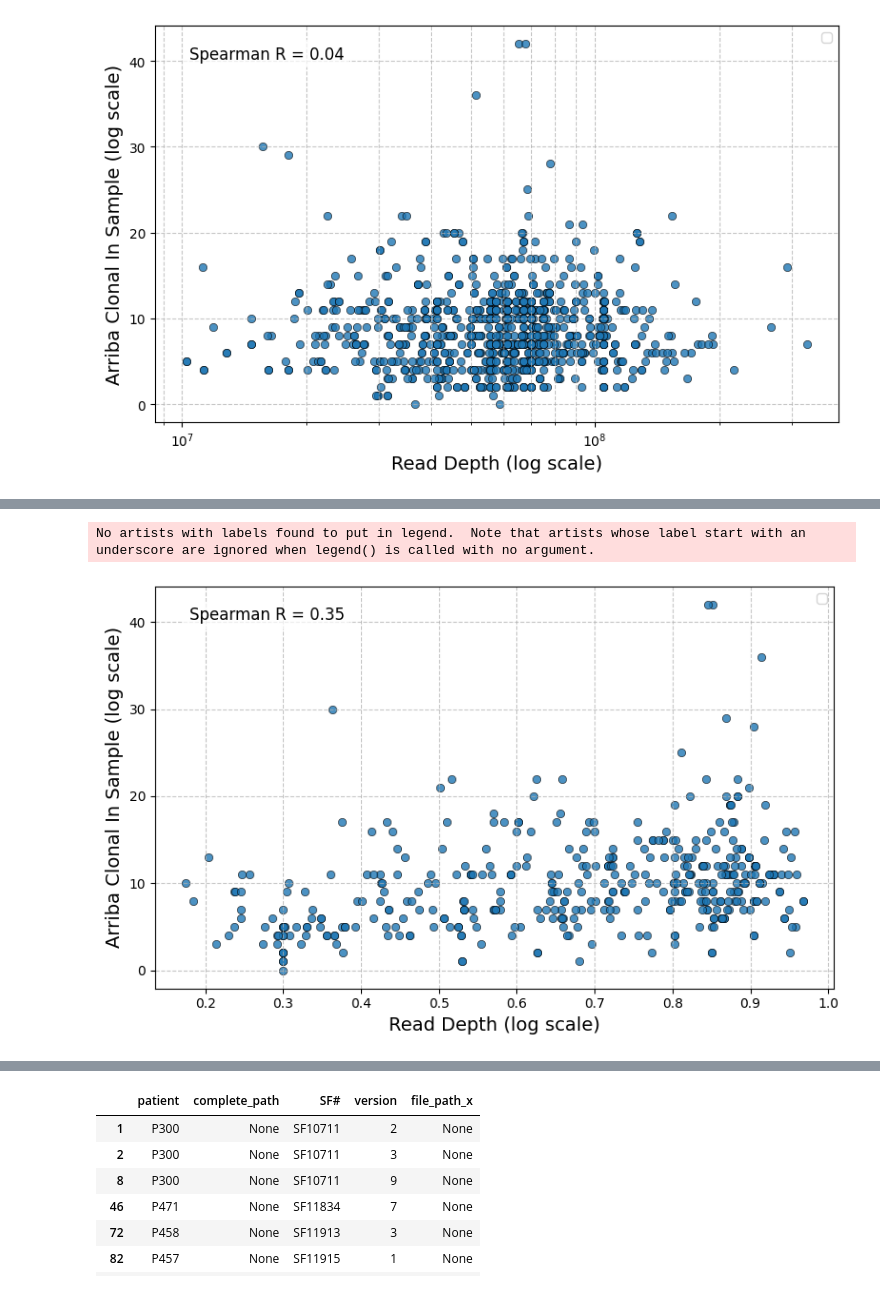
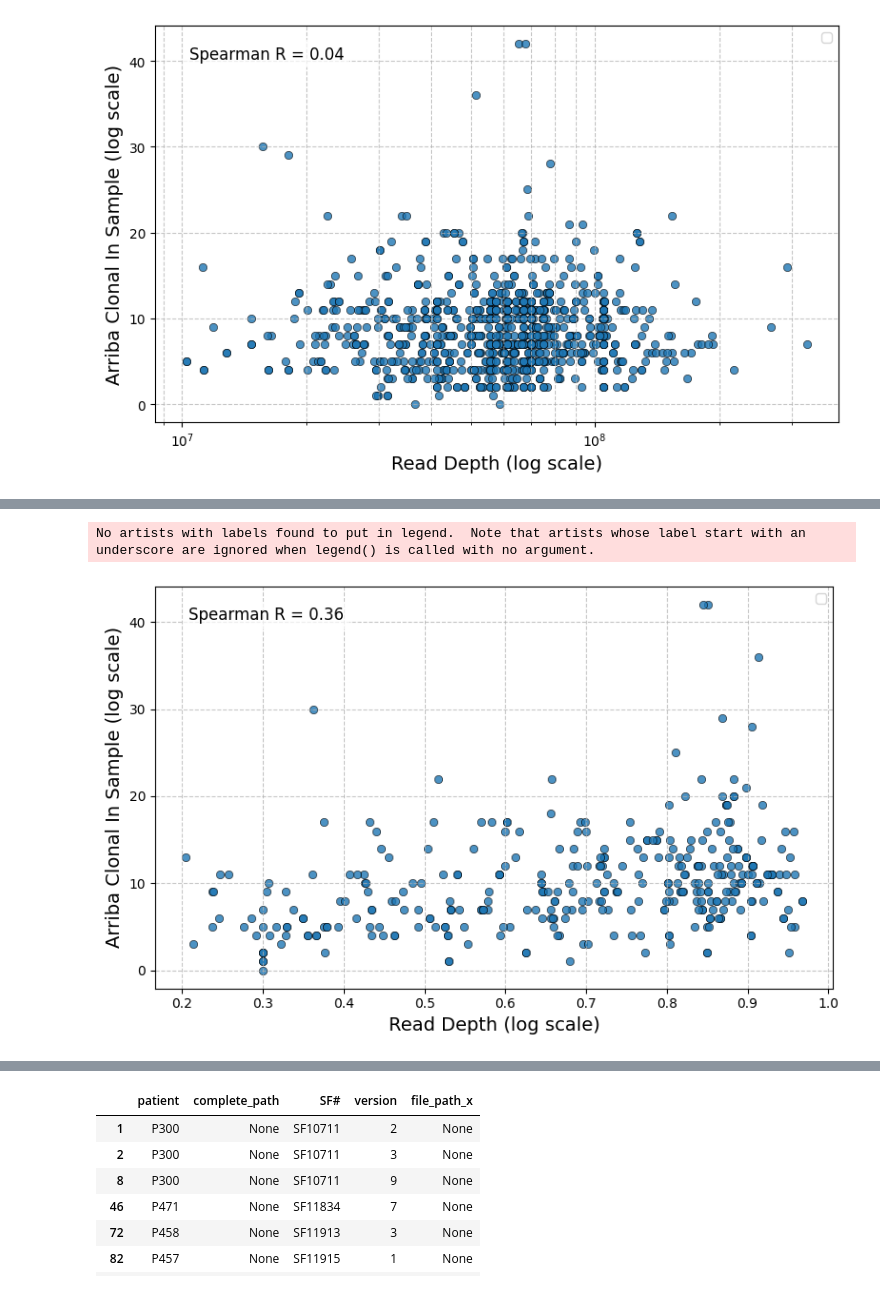
Before and after one commit to sermare/fusioncharacterization_gliomas, a Jupyter notebook: fcg/jupyter_notebooks/rerun_samples.ipynb, the cells around one changed output, grey strips where cells are left out. Drawn from its saved outputs; the diff is of its cells as text; code cells hidden in the pictures.

```diff
--- a/fcg/jupyter_notebooks/rerun_samples.ipynb
+++ b/fcg/jupyter_notebooks/rerun_samples.ipynb
@@ -74,10 +74,15 @@ for file in samples_ran_arriba:
                     total_reads_jocostello[file] = reads
 
 df_jocostello = pd.DataFrame(list(total_reads_jocostello.items()), columns=["file", "processed_reads"])
+
 df_jocostello['Parent_Folder'] = [x.split('/')[-3] for x in df_jocostello['file']]
+
+df_jocostello['trim_path']  = df_jocostello['file'].str.replace('_R1_001.fastq.gz_trimming_report.txt','_R1_001_val_1.fq.gz')
+df_jocostello['trim_path']  = df_jocostello['trim_path'].str.replace('_R2_001.fastq.gz_trimming_report.txt', '_R2_001_val_2.fq.gz')
 
 df_jocostello['file_name']  = df_jocostello['file'].str.replace('/trimmed_fastqs', '').str.replace('_trimming_report.txt', '')
 df_jocostello['full_path']  = df_jocostello['file'].str.replace('/trimmed_fastqs', '').str.replace('_trimming_report.txt', '')
+
 df_jocostello['file_name']  = [x.split('/')[-1] for x in df_jocostello['file_name']]
 
 df_jocostello['file']  = df_jocostello['file'].str.upper()
@@ -88,15 +93,19 @@ df_jocostello['SF#'] = df_jocostello['file'].apply(data_utils.extract_sf_number)
 df_jocostello = df_jocostello[df_jocostello['Patient'].notna()]
 
 df_jocostello['V'] = df_jocostello['file_name'].apply(extract_file_path_version)
-df_jocostello = df_jocostello[df_jocostello['Patient'].notna()]
+# df_jocostello = df_jocostello[df_jocostello['Patient'].notna()]
 df_jocostello = df_jocostello.sort_values(by=['Parent_Folder','Patient','V'])
 
-df_jocostello = pd.merge(left = df_jocostello, right = gary_table[['SF','Histology','Tumor']], left_on = 'SF#', right_on ='SF', how = 'left')[['Patient','Tumor','Histology','SF#','Parent_Folder','file','file_name','processed_reads','full_path']]
+df_jocostello = pd.merge(left = df_jocostello, right = gary_table[['SF','Histology','Tumor']], left_on = 'SF#', right_on ='SF', how = 'left')[['Patient','Tumor','Histology','SF#','Parent_Folder','file','file_name','processed_reads','full_path', 'trim_path']]
 
 merged_dataframe = pd.merge(left=df_jocostello, right=df, left_on='processed_reads', right_on='processed_Arriba', how='outer')
 merged_dataframe['identical_processed'] = merged_dataframe['processed_Arriba'] == merged_dataframe['processed_reads']
 merged_dataframe = merged_dataframe.drop_duplicates()
 
+multisampled_rna = df_jocostello.groupby(['Patient','SF#'])['file'].size().reset_index().sort_values(by ='file').tail(76)
+
 # df_jocostello.to_csv('COSTELLO_RNA_Metadata.csv', index = None)
+missing_patients = ['P375', 'P260', 'P372', 'P340', 'P452', 'P413', 'P303', 'P302', 'P326', 'P502', 'P327', 'P532', 'P373']
+# # Samples were not included in the analysis
 # %% [output]
 Total reads processed across all files: 100409070950
@@ -267,47 +258,47 @@ No artists with labels found to put in legend.  Note that artists whose label st
 # %%
 spearman_corr, spearman_pval = stats.spearmanr(
-    clonal_vs_depth[clonal_vs_depth['FACET_purity'].notna()]['FACET_purity'], clonal_vs_depth[clonal_vs_depth['FACET_purity'].notna()]['STAR_clonal_in_sample']
+    clonal_vs_depth[(clonal_vs_depth['Histology_x'] != 'Astro' ) & (clonal_vs_depth['FACET_purity'].notna())]['FACET_purity'], clonal_vs_depth[(clonal_vs_depth['Histology_x'] != 'Astro' ) & (clonal_vs_depth['FACET_purity'].notna())]['STAR_clonal_in_sample']
 )
 
 # Create the scatter plot
 plt.figure(figsize=(8, 5))
 ax = sns.scatterplot(
-    data=clonal_vs_depth,
+    data=clonal_vs_depth[(clonal_vs_depth['Histology_x'] != 'Astro' ) & (clonal_vs_depth['FACET_purity'].notna())],
     x='FACET_purity',
     y='STAR_clonal_in_sample',
     edgecolor='black',
     alpha=0.8
 )
 
 # Set both axes to log scale
 # plt.xscale('log')
 # plt.yscale('log')
 
 # Determine range for the x = y line using the min and max values
-min_val = min(clonal_vs_depth['FACET_purity'].min(), clonal_vs_depth['STAR_clonal_in_sample'].min())
-max_val = max(clonal_vs_depth['FACET_purity'].max(), clonal_vs_depth['STAR_clonal_in_sample'].max())
+min_val = min(clonal_vs_depth[(clonal_vs_depth['Histology_x'] != 'Astro' ) & (clonal_vs_depth['FACET_purity'].notna())]['FACET_purity'].min(), clonal_vs_depth[(clonal_vs_depth['Histology_x'] != 'Astro' ) & (clonal_vs_depth['FACET_purity'].notna())]['STAR_clonal_in_sample'].min())
+max_val = max(clonal_vs_depth[(clonal_vs_depth['Histology_x'] != 'Astro' ) & (clonal_vs_depth['FACET_purity'].notna())]['FACET_purity'].max(), clonal_vs_depth[(clonal_vs_depth['Histology_x'] != 'Astro' ) & (clonal_vs_depth['FACET_purity'].notna())]['STAR_clonal_in_sample'].max())
 x_line = np.linspace(min_val, max_val, 100)
 
 # Plot the x = y line as a red, dotted line
 # plt.plot(x_line, x_line, color='red', linestyle='dotted', linewidth=2, label='x = y')
 
 # Set axis labels (no title)
 plt.xlabel('Read Depth (log scale)', fontsize=14)
 plt.ylabel('Arriba Clonal In Sample (log scale)', fontsize=14)
 
 # Annotate the Spearman correlation and p-value in the upper left corner
 plt.text(0.05, 0.95, f"Spearman R = {spearman_corr:.2f}",
          transform=plt.gca().transAxes, fontsize=12, verticalalignment='top',
          bbox=dict(facecolor='white', alpha=0.7, edgecolor='none'))
 
 # Add grid and legend
 plt.grid(True, which='both', linestyle='--', alpha=0.7)
 plt.legend()
 plt.tight_layout()
 plt.show()
 # %% [output]
 No artists with labels found to put in legend.  Note that artists whose label start with an underscore are ignored when legend() is called with no argument.
-[figure, old version]
+[figure, new version]
 # %%
 def extract_input_fq_files(log_file):
     """
```
Also changed, not shown: parts of 10 cells of this notebook, 2 other files.
